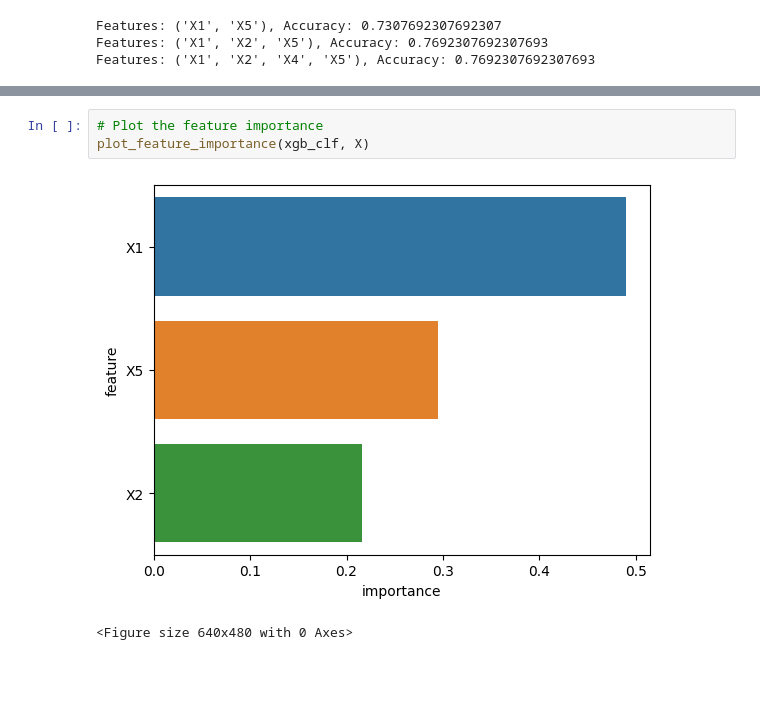
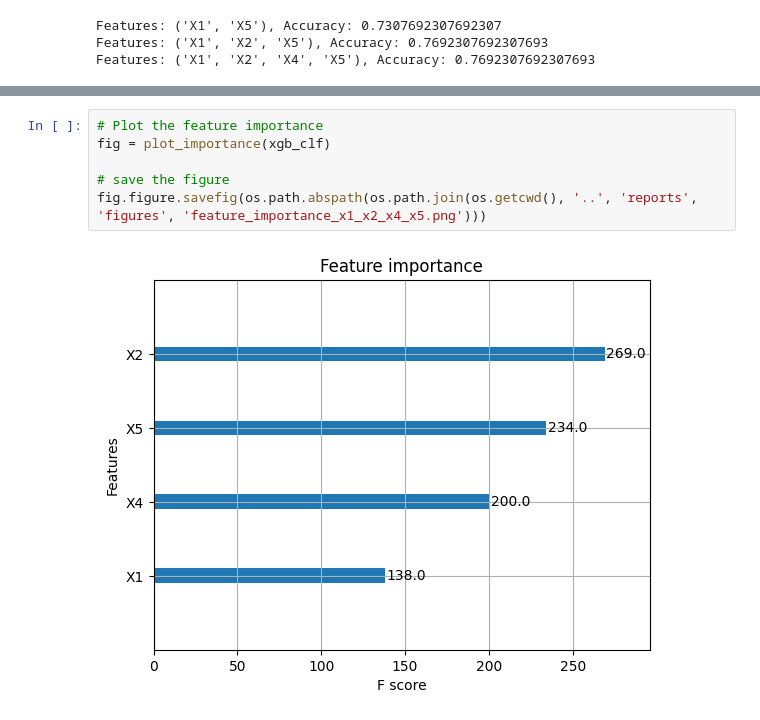
Before and after one commit to lfunderburk/paG4alzLemjWh6Sq, a Jupyter notebook: notebooks/exploration.ipynb, the cells around one changed output, grey strips where cells are left out. Saved outputs shown, nothing was run; the diff lists cells and outputs as text; blank space fills up the shorter version.

```diff
--- a/notebooks/exploration.ipynb
+++ b/notebooks/exploration.ipynb
@@ -332,9 +305,11 @@ Accuracy:  0.7692307692307693
-# %%
-# Plot the feature importance
-plot_feature_importance(xgb_clf, X)
-# %% [output]
-[figure, removed]
-<Figure size 640x480 with 0 Axes>
+# %%
+# Plot the feature importance
+fig = plot_importance(xgb_clf)
+
+# save the figure
+fig.figure.savefig(os.path.abspath(os.path.join(os.getcwd(), '..', 'reports', 'figures', 'feature_importance_x1_x2_x4_x5.png')))
+# %% [output]
+[figure, added]
 # %%
 # Plot the ROC curve
 plot_roc_curve(y_test, y_pred)
```
Also changed, not shown: parts of 10 cells of this notebook, 6 other files.
